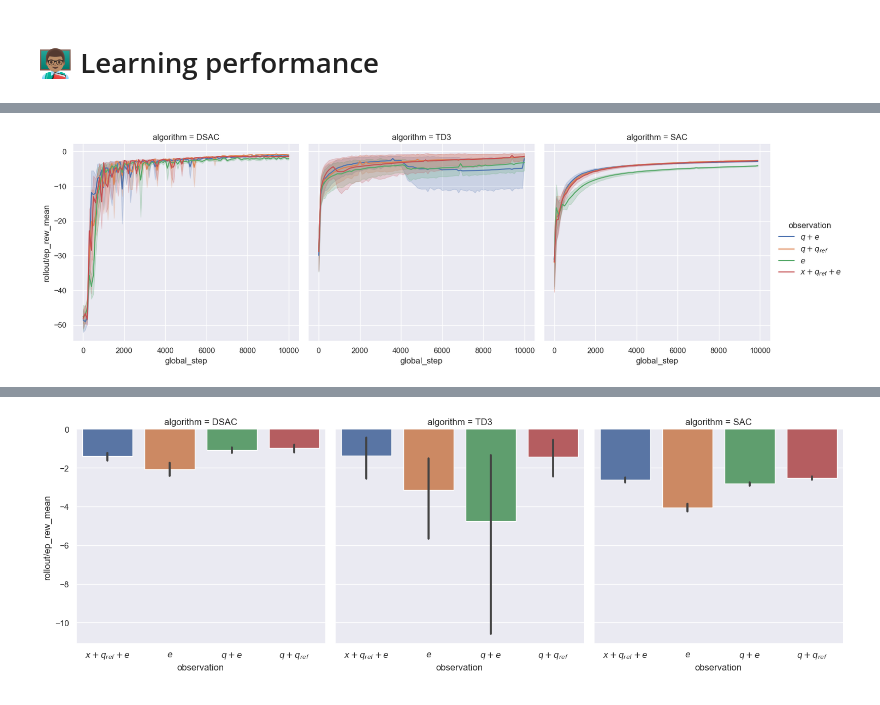
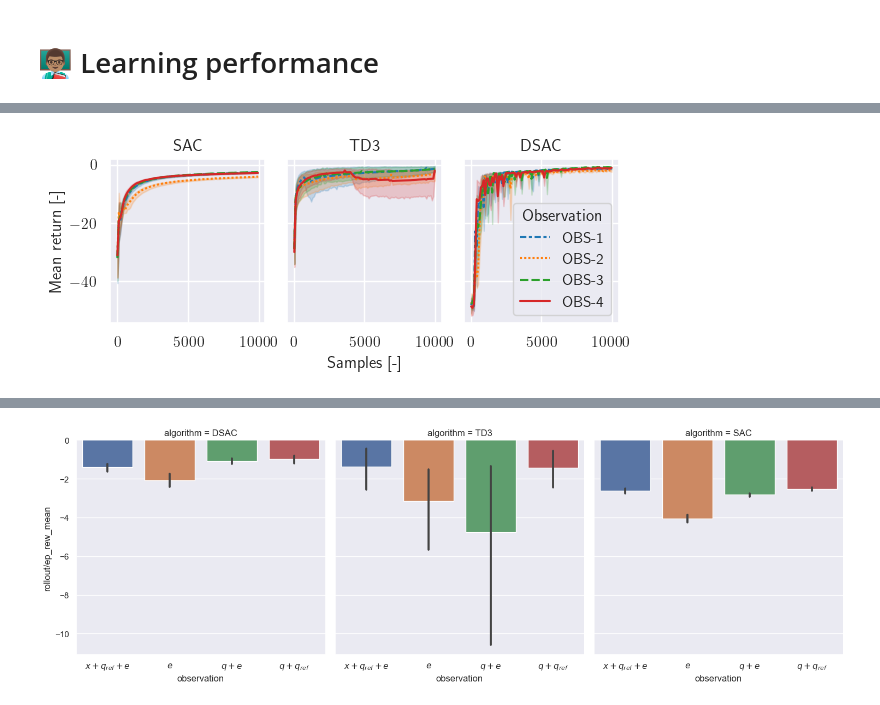
Before and after one commit to iamlucasvieira/HybridRL-FlightControl, a Jupyter notebook: notebooks/best_obsevation.ipynb, the cells around one changed output, grey strips where cells are left out. Drawn from its saved outputs; the diff is of its cells as text; code cells hidden in the pictures.

```diff
--- a/notebooks/best_obsevation.ipynb
+++ b/notebooks/best_obsevation.ipynb
@@ -8,11 +10,13 @@ import pandas as pd
 import plotly.express as px
 import seaborn as sns
 import numpy as np
+import matplotlib.pyplot as plt
 
 from helpers.paths import Path
-from visualization.utils import make_smooth
+from visualization.utils import make_smooth, make_defaults, save_pgf
 
-sns.set()
+# Setup defaults for plotting
+make_defaults()
 # %% [markdown]
 Load data
 # %%
@@ -37,0 +44,9 @@ df_learn_smooth = make_smooth(df_learn, step=100,
+# %%
+fig, ax = plt.subplots(1, 2, figsize=(6, 2.3))
+g = sns.lineplot(data=df_learn_smooth, x="global_step", y="rollout/ep_rew_mean", hue="algorithm", style="algorithm", hue_order=algo_order, ax=ax[0], legend=False)
+g.set(xlabel="Samples [-]", ylabel="Mean return [-]");
+
+f = sns.lineplot(data=df_learn_smooth.rename(columns={"algorithm":"Algorithm"}), x="global_step", y="rollout/ep_len_mean", hue="Algorithm", style="Algorithm", hue_order=algo_order, ax=ax[1], legend=True)
+f.set(xlabel="Samples [-]", ylabel="Mean episode length [-]");
+
+save_pgf(fig, 'exp2_algorithms.pgf', path="paper")
@@ -38,4 +57,19 @@ df_learn_smooth = make_smooth(df_learn, step=100,
 # %%
-g = sns.relplot(data=df_learn_smooth, x="global_step", y="rollout/ep_rew_mean", hue="observation", kind="line", col="algorithm")
+algo_order = ["SAC", "TD3", "DSAC"]
+obs_order = [f"OBS-{i}" for i in range(1, 5)]
+fig, ax = plt.subplots(1, 3, figsize=(6, 2.5), sharey=True)
+
+
+for idx, algo in enumerate(algo_order):
+
+    g = sns.lineplot(data=df_learn_smooth[df_learn_smooth.algorithm == algo].rename(columns={"observation":  "Observation"}), x="global_step", y="rollout/ep_rew_mean", hue="Observation", style="Observation", hue_order=obs_order, ax=ax[idx], legend=(idx==2))
+    g.set(xlabel="");
+
+    ax[idx].set_title(algo)
+
+ax[0].set_ylabel("Mean return [-]")
+ax[1].set_xlabel("Samples [-]")
+
+save_pgf(fig, 'exp2_mean_reward.pgf', path="paper")
 # %% [output]
-[figure, old version]
+[figure, new version]
```
Also changed, not shown: parts of 12 cells of this notebook, 1 other file.
